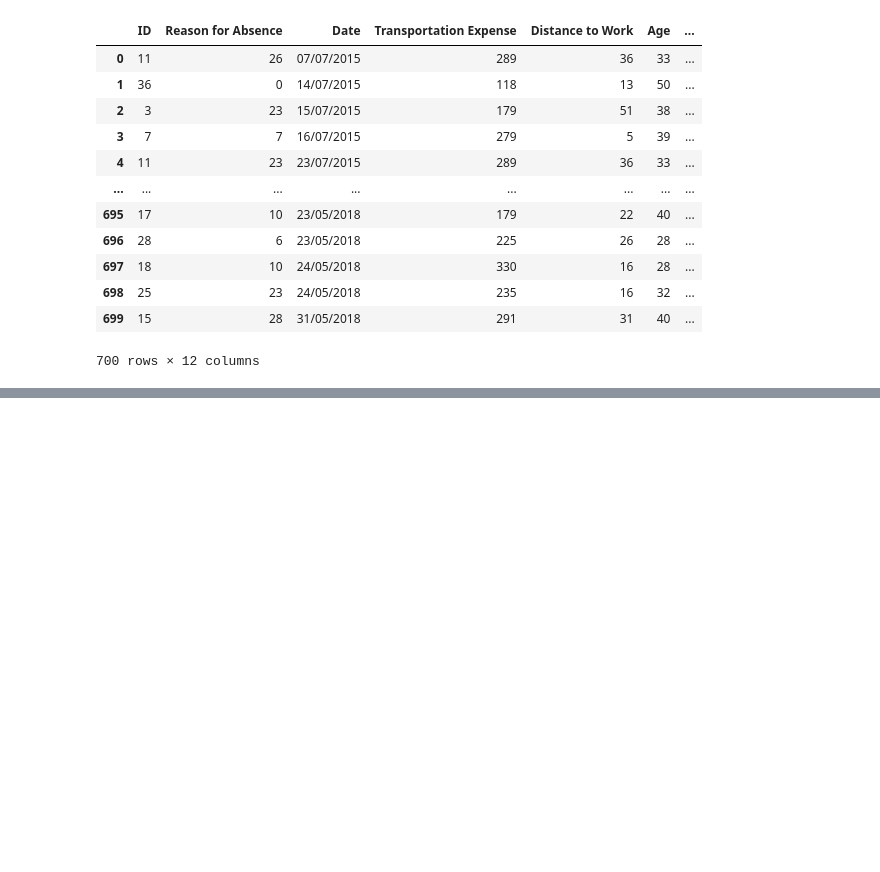
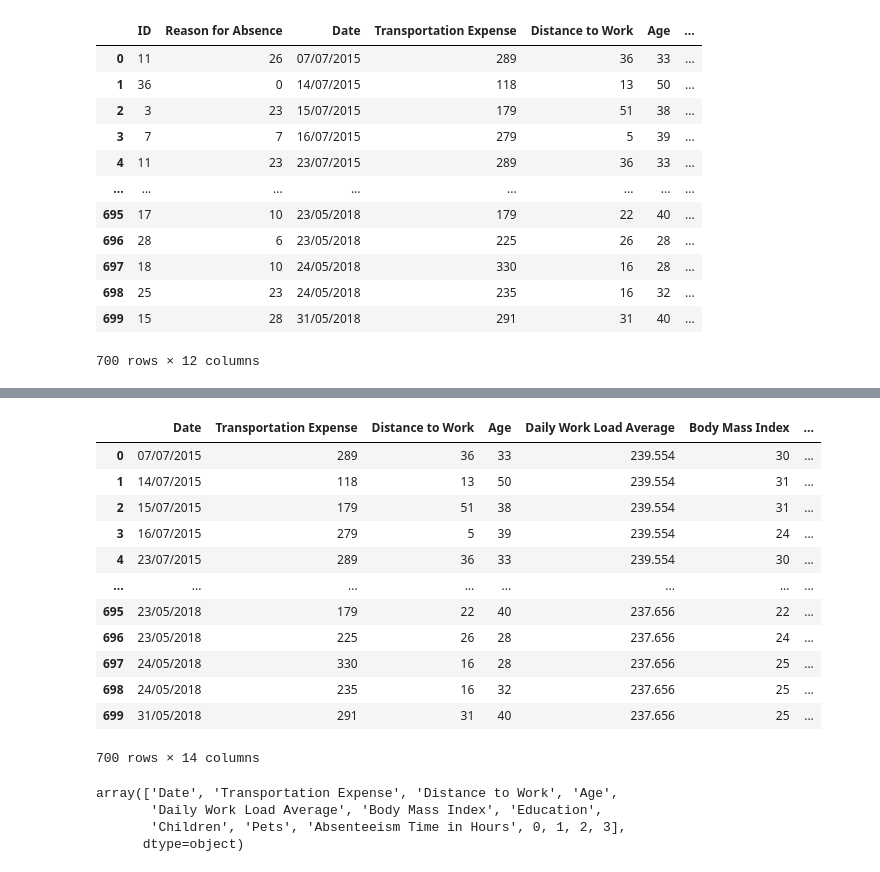
Before and after one commit to baharmostafaei/ML-project, a Jupyter notebook: ml_project.ipynb, the cells around one changed output, grey strips where cells are left out. Drawn from its saved outputs; the diff is of its cells as text; code cells hidden in the pictures; blank space fills up the shorter version.

```diff
--- a/ml_project.ipynb
+++ b/ml_project.ipynb
@@ -19,0 +126,31 @@ raw_data
+# %%
+reason_type_1 = reason_columns.loc[:, 0:14].max(axis=1)
+reason_type_2 = reason_columns.loc[:, 15:17].max(axis=1)
+reason_type_3 = reason_columns.loc[:, 18:21].max(axis=1)
+reason_type_4 = reason_columns.loc[:, 22:].max(axis=1)
+# %%
+df = df.drop(['Reason for Absence'], axis= 1)
+# %%
+df = pd.concat([df, reason_type_1, reason_type_2, reason_type_3, reason_type_4], axis=1)
+df
+# %% [output]
+|  | Date | Transportation Expense | Distance to Work | Age | Daily Work Load Average | Body Mass Index | ... |
+| 0 | 07/07/2015 | 289 | 36 | 33 | 239.554 | 30 | ... |
+| 1 | 14/07/2015 | 118 | 13 | 50 | 239.554 | 31 | ... |
+| 2 | 15/07/2015 | 179 | 51 | 38 | 239.554 | 31 | ... |
+| 3 | 16/07/2015 | 279 | 5 | 39 | 239.554 | 24 | ... |
+| 4 | 23/07/2015 | 289 | 36 | 33 | 239.554 | 30 | ... |
+| ... | ... | ... | ... | ... | ... | ... | ... |
+| 695 | 23/05/2018 | 179 | 22 | 40 | 237.656 | 22 | ... |
+| 696 | 23/05/2018 | 225 | 26 | 28 | 237.656 | 24 | ... |
+| 697 | 24/05/2018 | 330 | 16 | 28 | 237.656 | 25 | ... |
+| 698 | 24/05/2018 | 235 | 16 | 32 | 237.656 | 25 | ... |
+| 699 | 31/05/2018 | 291 | 31 | 40 | 237.656 | 25 | ... |
+700 rows × 14 columns
+# %%
+df.columns.values
+# %% [output]
+array(['Date', 'Transportation Expense', 'Distance to Work', 'Age',
+       'Daily Work Load Average', 'Body Mass Index', 'Education',
+       'Children', 'Pets', 'Absenteeism Time in Hours', 0, 1, 2, 3],
+      dtype=object)
```
Also changed, not shown: parts of 13 cells of this notebook.
